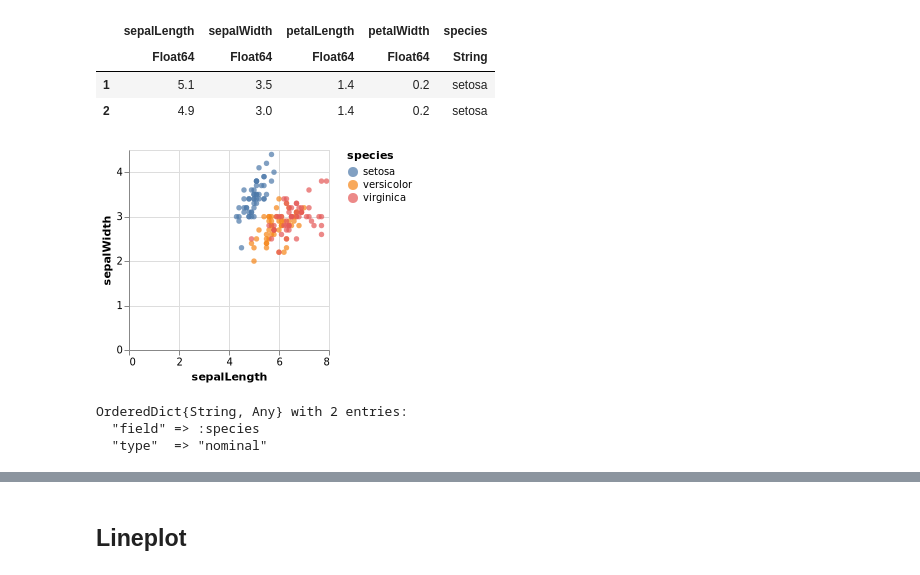
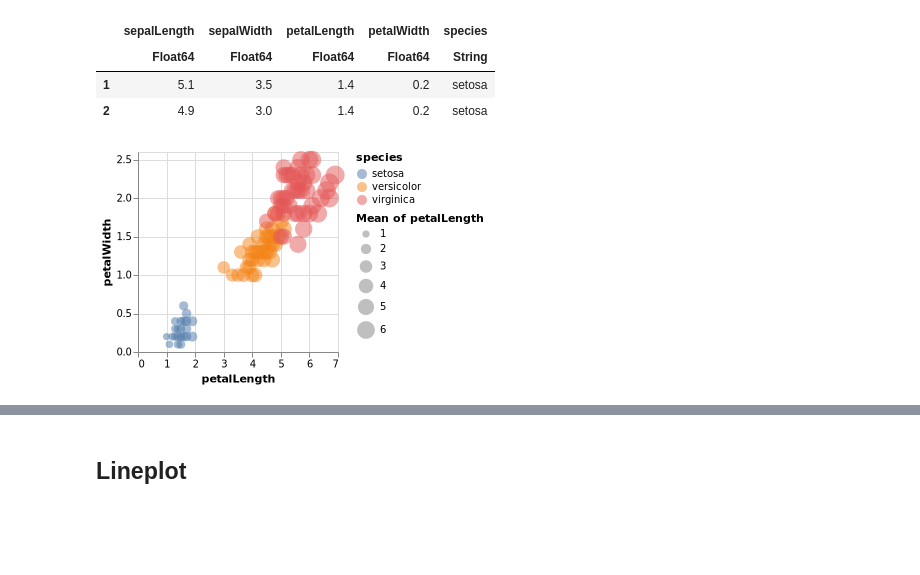
Before and after one commit to queryverse/QuickVega.jl, a Jupyter notebook: sandbox/Examples.ipynb, the cells around one changed output, grey strips where cells are left out. Cells and saved outputs as stored; diff of their text form; code cells hidden in the pictures; blank space fills up the shorter version.

Commit message:
Added new options for the updatePlot!

```diff
--- a/sandbox/Examples.ipynb
+++ b/sandbox/Examples.ipynb
@@ -24,13 +24,6 @@ df[1:2,:]
 | 1 | 5.1 | 3.5 | 1.4 | 0.2 | setosa |
 | 2 | 4.9 | 3.0 | 1.4 | 0.2 | setosa |
 # %%
-s = scatterplot(df,:sepalLength,:sepalWidth,zcolor=:species)
+s = scatterplot(df,:petalLength,:petalWidth,zcolor=:species,zsize=:petalLength,size_agg="mean",opacity=0.5)
 # %% [output]
-[figure, old version]
+[figure, new version]
-# %%
-# s.params["data"]["values"].columns[:species]
-s.params["encoding"]["color"] = OrderedDict{String,Any}("field"=>:species,"type"=>"nominal")
-# %% [output]
-OrderedDict{String, Any} with 2 entries:
-  "field" => :species
-  "type"  => "nominal"
```
Also changed, not shown: parts of 3 cells of this notebook, 3 other files.
